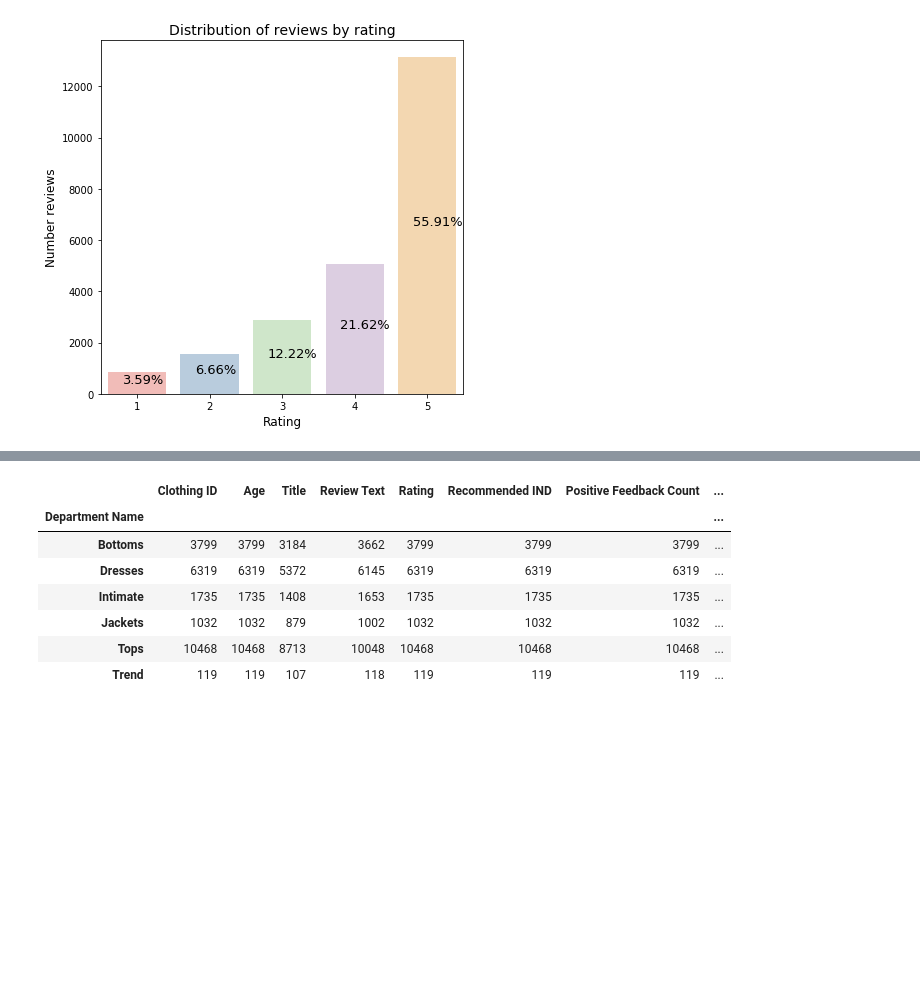
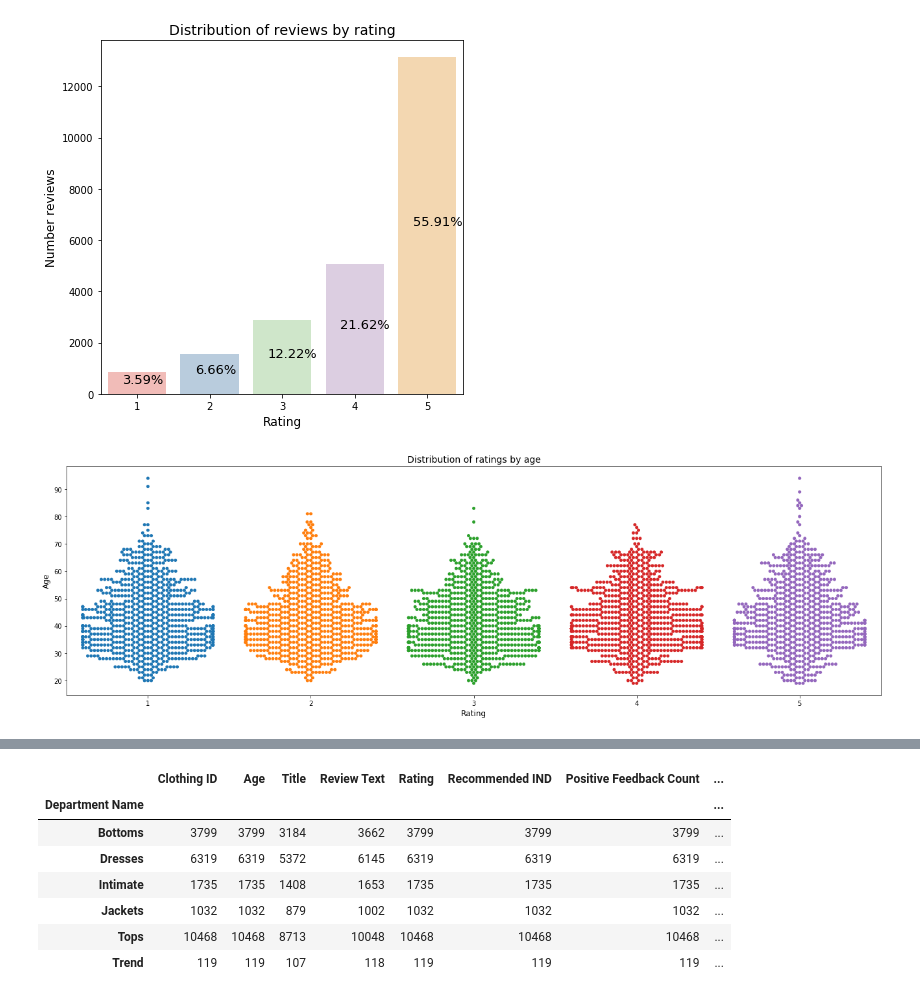
Before and after one commit to Daesparz/Conundrum_17, a Jupyter notebook: Exploratory Data Analysis user reviews.ipynb, the cells around one changed output, grey strips where cells are left out. Cells and saved outputs as stored; diff of their text form; code cells hidden in the pictures; blank space fills up the shorter version.

```diff
--- a/Exploratory Data Analysis user reviews.ipynb
+++ b/Exploratory Data Analysis user reviews.ipynb
@@ -58,3 +133,13 @@ for i in range(len(ratings)):
                  fontsize=13)
 # %% [output]
 [figure]
+# %%
+df_sampleRating = df_review.groupby('Rating').apply(lambda x: x.sample(n=800)).reset_index(drop = True)
+# %%
+_ = plt.figure(figsize=(22.5, 6.5))
+_ = sns.swarmplot(y="Age", x="Rating", data=df_sampleRating)
+_ = plt.xlabel('Rating', size=12)
+_ = plt.ylabel('Age', size=12)
+_ = plt.title('Distribution of ratings by age', size=14)
+# %% [output]
+[figure, added]
```
Also changed, not shown: parts of 22 cells of this notebook.
